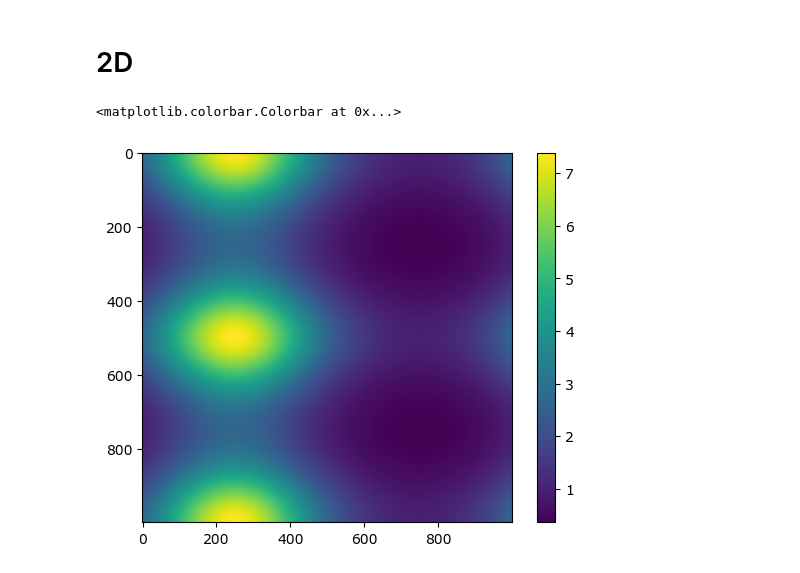
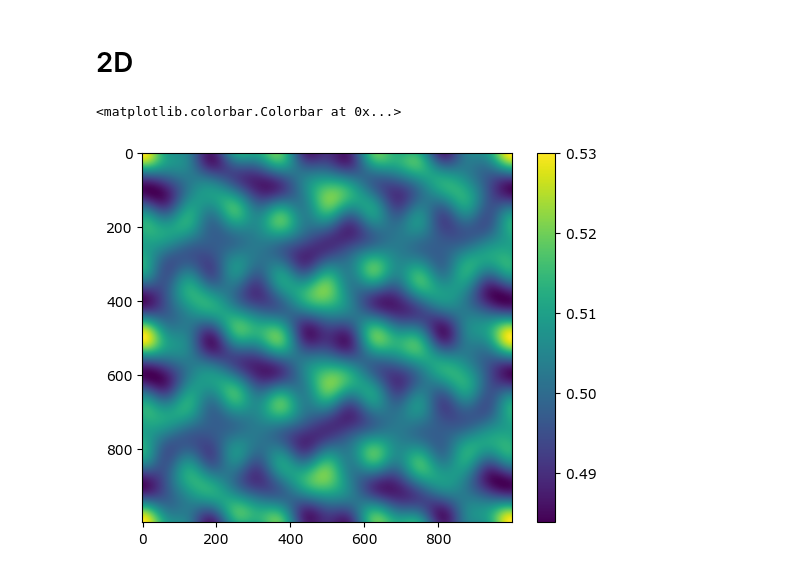
Before and after one commit to wd15/PyCahnHilliard, a Jupyter notebook: interpolate1.ipynb, the cells around one changed output. Saved outputs shown, nothing was run; the diff lists cells and outputs as text; code cells hidden in the pictures.

```diff
--- a/interpolate1.ipynb
+++ b/interpolate1.ipynb
@@ -90,14 +92,34 @@ plt.loglog(mxs, norms)
 # %% [markdown]
 # 2D
 # %%
+def f_peri(coords):
+    xx, yy = coords * 200.0 / 2 / np.pi
+    pil = np.pi / 200.0
+    return 0.5 + 0.01 * (
+        np.cos(6 * pil * xx) * np.cos(8 * pil * yy) + (
+            np.cos(8 * pil * xx) * np.cos(6 * pil * yy)
+        )**2 + np.cos(2 * pil * xx - 10 * pil * yy) * np.cos(4 * pil * xx - 2 * pil * yy)
+    )
+
+
+def f_initial(coords):
+    xx, yy = coords * 200.0 / 2 / np.pi
+    return 0.5 + 0.01 * (
+        np.cos(0.105 * xx) * np.cos(0.11 * yy) + (
+            np.cos(0.13 * xx) * np.cos(0.087 * yy)
+        )**2 + np.cos(0.025 * xx - 0.15 * yy) * np.cos(0.07 * xx - 0.02 * yy)
+    )
+
 f2 = lambda x: np.exp(np.sin(x[0]) + np.cos(x[1])**2)
+
+s_n = lambda x, h: np.where(np.abs(x) < 1e-5, 1.0, np.sin(np.pi * x / h) / np.tan(x / 2) / (2 * np.pi / h))
 
 p2 = lambda v_m, x, x_m, h: (
     v_m[:, :, None, None] * s_n(x[0, None, None] - x_m[0, :, :, None, None], h) * \
     s_n(x[1, None, None] - x_m[1, :, :, None, None], h)
 ).sum(axis=(0, 1))
 # %%
-def calc_p_fine(mx):
+def calc_p_fine(mx, func):
     L = 2 * np.pi
     nx_fine = 1000
     x_fine = np.linspace(0, L, nx_fine)
@@ -107,15 +129,18 @@ def calc_p_fine(mx):
     tmp = np.linspace(h, L, mx)
     x_m = np.array(np.meshgrid(tmp, tmp))
 
-    v_m = f2(x_m)
+    v_m = func(x_m)
 
     return x, p2(v_m, x, x_m, h)
 # %%
-plt.imshow(f2(x))
+x, p2_x = calc_p_fine(10, f2)
+
+
+plt.imshow(f_peri(x))
 plt.colorbar()
 # %% [output]
 <matplotlib.colorbar.Colorbar at 0x...>
-[figure, old version]
+[figure, new version]
 # %%
 def calc_norm(x1, x2, dx):
     return np.sum((x1[1:, 1:] - x2[1:, 1:])**2) * dx**2
```
Also changed, not shown: parts of 14 cells of this notebook, 2 other files.
